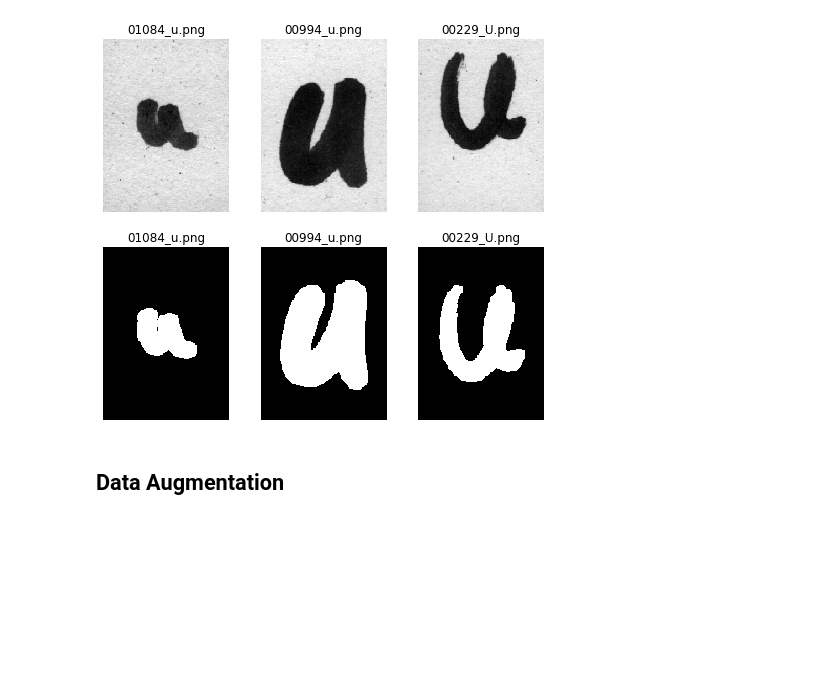
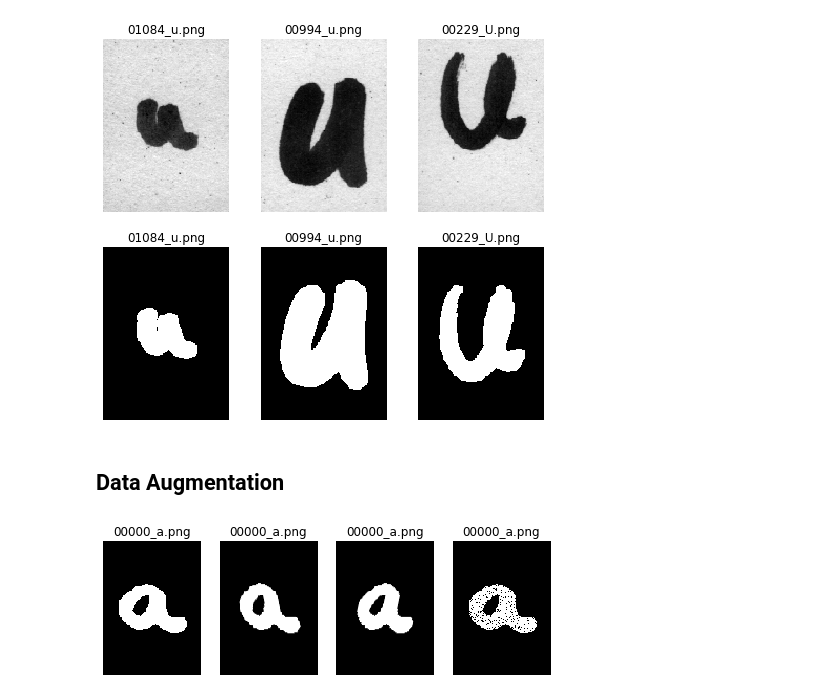
Before and after one commit to IBartolome/FAA_PROJECT, a Jupyter notebook: Memoria.ipynb, the cells around one changed output. Saved outputs shown, nothing was run; the diff lists cells and outputs as text; code cells hidden in the pictures; blank space fills up the shorter version.

```diff
--- a/Memoria.ipynb
+++ b/Memoria.ipynb
@@ -224,3 +227,43 @@ plt.show()
 [figure]
 # %% [markdown]
 ## Data Augmentation
+# %%
+t_form = []
+
+t_form.append( tf.AffineTransform(scale=(1.2, 1), shear=0.2) )
+t_form.append( tf.AffineTransform(scale=(1.2, 1), shear=-0.2) )
+
+image = plt.imread(dirname + '00000_a.png')
+image = delete_background(image)
+image = center_image(image)
+
+img = '00000_a.png'
+
+fig, ax = plt.subplots(nrows=1, ncols=1 + len(t_form) + 1, figsize=(8, 7))
+
+ax[0].imshow(image, cmap="gray")
+ax[0].axis('off')
+ax[0].set_title (img)
+
+
+for i, n_form in enumerate(t_form, 1):
+
+    img_tf = tf.warp(image, n_form)
+    img_tf = center_image(img_tf)
+
+    ax[i].imshow(img_tf, cmap="gray")
+    ax[i].axis('off')
+    ax[i].set_title (img)
+
+
+img_tf = image * np.random.choice([0, 1], image.shape, p=[0.1, 0.9])
+i = len(t_form) + 1
+
+ax[i].imshow(img_tf, cmap="gray")
+ax[i].axis('off')
+ax[i].set_title (img)
+
+
+plt.show()
+# %% [output]
+[figure, added]
```
Also changed, not shown: parts of 1 cell of this notebook.
